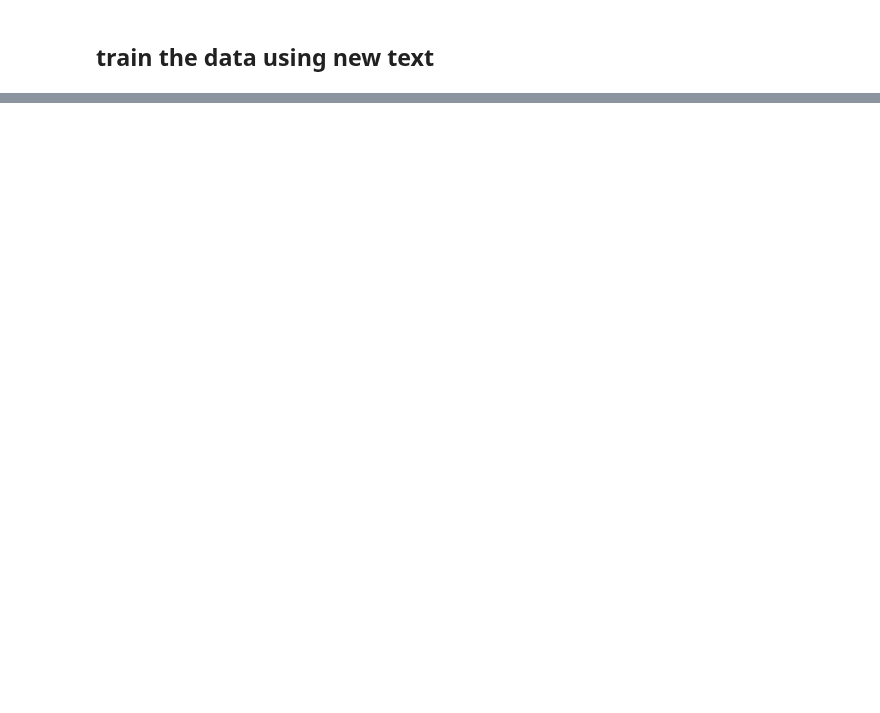
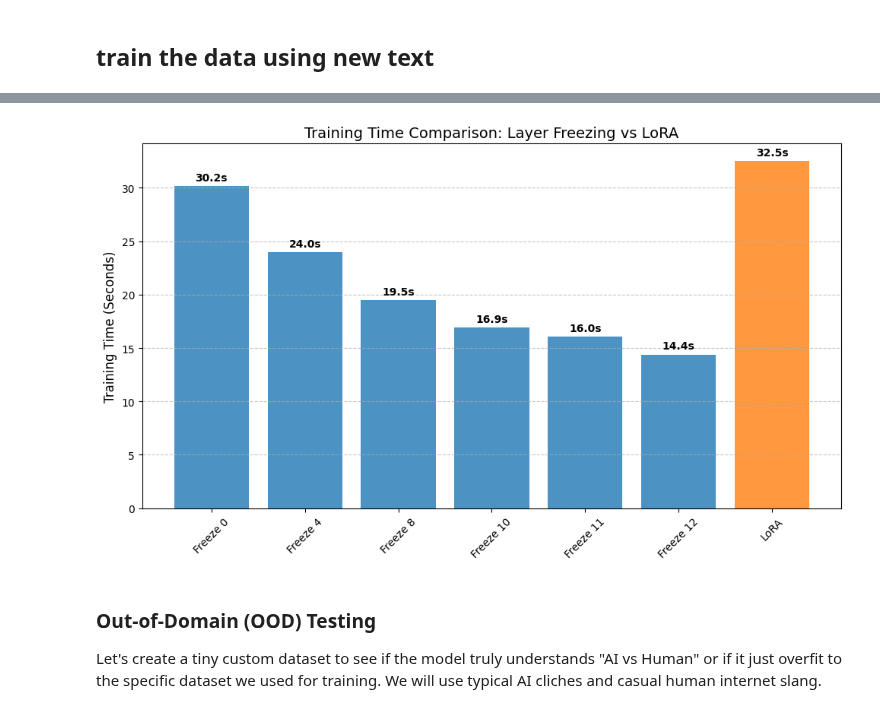
Before and after one commit to yernarbakatay/Human-vs-AI-generated-Text-Detection, a Jupyter notebook: RoBERT.ipynb, the cells around one changed output, grey strips where cells are left out. Saved outputs shown, nothing was run; the diff lists cells and outputs as text; code cells hidden in the pictures; blank space fills up the shorter version.

```diff
--- a/RoBERT.ipynb
+++ b/RoBERT.ipynb
@@ -175,0 +648,33 @@ tokenizer.save_pretrained("./freezing_ai_detector_model")
+# %%
+import matplotlib.pyplot as plt
+
+# Prepare data for time comparison
+methods = [f"Freeze {res['frozen_layers']}" for res in experiment_results]
+times = [res['train_time'] for res in experiment_results]
+
+# Add LoRA to the lists
+methods.append("LoRA")
+times.append(lora_train_time)
+
+# Plotting
+fig, ax = plt.subplots(figsize=(10, 6))
+colors = ['tab:blue'] * len(experiment_results) + ['tab:orange'] # Orange for LoRA
+bars = ax.bar(methods, times, color=colors, alpha=0.8)
+
+ax.set_ylabel('Training Time (Seconds)', fontsize=12)
+ax.set_title('Training Time Comparison: Layer Freezing vs LoRA', fontsize=14)
+plt.xticks(rotation=45)
+plt.grid(axis='y', linestyle='--', alpha=0.7)
+
+# Add text labels on top of bars for exact values
+for bar in bars:
+    yval = bar.get_height()
+    ax.text(bar.get_x() + bar.get_width()/2, yval + 0.3, f'{yval:.1f}s', ha='center', va='bottom', fontweight='bold')
+
+plt.tight_layout()
+plt.show()
+# %% [output]
+[figure, added]
+# %% [markdown]
+### Out-of-Domain (OOD) Testing
+Let's create a tiny custom dataset to see if the model truly understands "AI vs Human" or if it just overfit to the specific dataset we used for training. We will use typical AI cliches and casual human internet slang.
```
Also changed, not shown: parts of 47 cells of this notebook.
